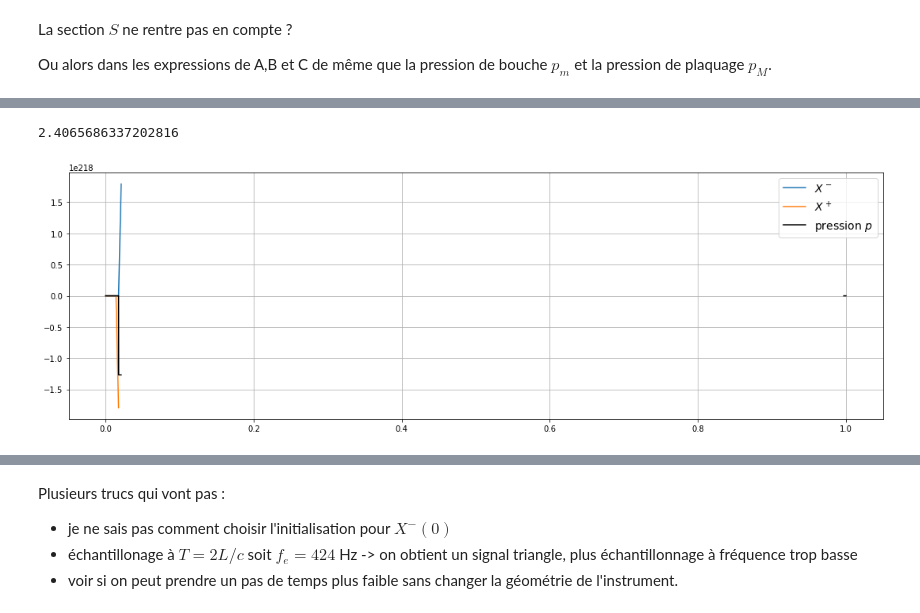
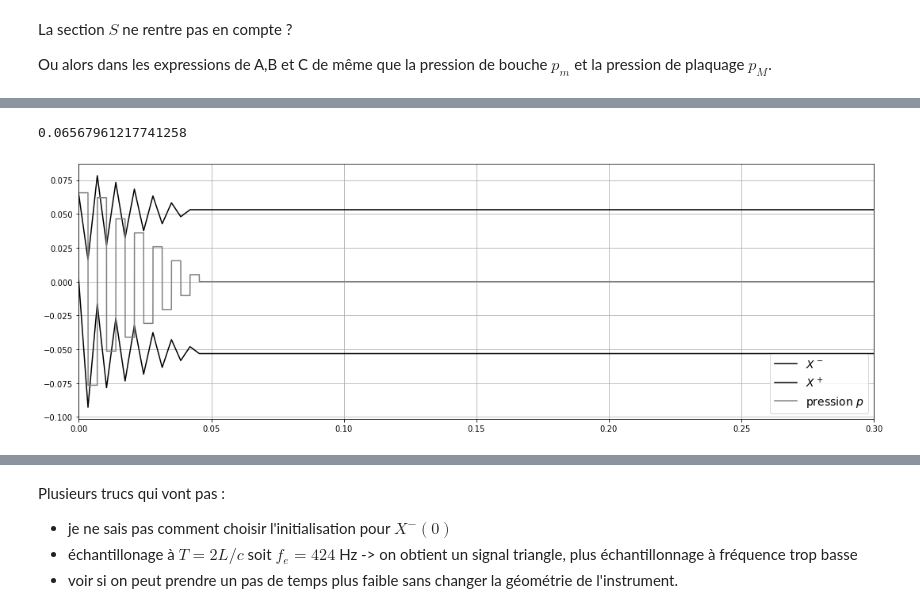
Before and after one commit to ClementineBerger/Auto-oscillations, a Jupyter notebook: Modélisations physique/maganza.ipynb, the cells around one changed output, grey strips where cells are left out. Saved outputs shown, nothing was run; the diff lists cells and outputs as text; code cells hidden in the pictures.

```diff
--- a/Modélisations physique/maganza.ipynb
+++ b/Modélisations physique/maganza.ipynb
@@ -6,8 +6,8 @@ import matplotlib.pyplot as plt
 # %%
 ### Définition des paramètres
 
-W = 2e-2            #Largeur de la anche de clarinette
-H = 6.5e-2          #Longueur de la anche de clarinette
+W = 11e-3            #Largeur de la anche de clarinette
+H = 0.48e-3          #Longueur de la anche de clarinette
 gamma_air = 1.4     #Indice adiabatique
 rho = 1.292         #Masse vol air
 c = 343             #Vitesse son
@@ -15,7 +15,7 @@ rc = 3e-2           #rayon de la clarinette
 Lc = 60e-2          #longueur clarinette
 Sc = np.pi*rc**2    #section clarinette
 pM = 0.1            #Pression de plaquage statique
-Y_m = 1 /1233.36096998528 #Admittance premier mode
+#Y_m = 1 /1233.36096998528 #Admittance premier mode
 f = 220                     #Fréquence premier mode
 
 omega = (2*np.pi*f)
@@ -25,17 +25,14 @@ T = 2*Lc/c
 fe = 1/T  #il faudra suréchantillonner ? temps très court....
 
 Z0 = rho*c
+Zc = Z0/Sc
 eps = 0.05
-
-zeta = W*H/Sc*np.sqrt(2*gamma_air*rho/pM)
-
-gamma = 0.7  #contrôle : rapport pm/pM
 
 def coeffs(gamma,zeta):
     F0 = zeta*(1-gamma)*np.sqrt(gamma)
-    A = zeta*(2 * gamma - 1) / 2 /np.sqrt(gamma)
-    B = -zeta*(3*gamma-1)/8/gamma**(3/2)
-    C = -zeta*(gamma +1)/16/gamma**(5/2)
+    A = zeta*(3 * gamma - 1) / 2 /np.sqrt(gamma)
+    B = -zeta*(3*gamma+1)/8/gamma**(3/2)
+    C = -zeta*(gamma+1)/16/gamma**(5/2)
     return F0,A,B,C
 
 t_max = 1  #s
@@ -102,51 +127,52 @@ Nsim = len(time_sim)
 Xmoins_compute = np.zeros(Ncompute)
 Xplus_compute = np.zeros(Ncompute)
 
-gamma = 0.6
+zeta = 0.2
+gamma = 0.2
 F0,A,B,C = coeffs(gamma,zeta)
 
 # Initialisation
 
 p0 = F0/(1-A)
-u0 =  F(p0,F0,A,B,C)
+print(p0)
+u0 = F(p0,F0,A,B,C)
 
-Xmoins_compute[0] = (p0 - u0)/np.sqrt(2)
-Xplus_compute[0] =
-print(Xmoins_compute[0])
-X = Fhat(Xmoins_compute[0],F0,A,B,C)
-Xplus_compute[0] = X[1]
+Xmoins_compute[0] = (p0 - u0)/2
+Xplus_compute[0] = (p0+u0)/2
+#X = Fhat(Xmoins_compute[0],F0,A,B,C)
+#Xplus_compute[0] = X[1]
 
 # Calculs
 
 for i in range(1,Ncompute):
-    Xmoins_compute[i] = -Fcal(Xmoins_compute[i-1],F0,A,B,C,eps,Z0)
+    Xmoins_compute[i] = -Fhat(Xmoins_compute[i-1],F0,A,B,C)
     X = Fhat(Xmoins_compute[i],F0,A,B,C)
-    Xplus_compute[i] = X[1]
+    Xplus_compute[i] = X
 
 Xmoins = np.zeros(Nsim)
 Xplus = np.zeros(Nsim)
 
 i = 0
 ind = 0
 while i < Nsim and ind < Ncompute :
     Xmoins[i] = Xmoins_compute[ind]
     Xplus[i] = Xplus_compute[ind]
     i+=1
     time = i/fe
     ind = int(time//T)
 
-p = (Xmoins+Xplus)/np.sqrt(2)
-f = (Xmoins-Xplus)/np.sqrt(2)/Z0
+p = (Xmoins+Xplus)
+f = (Xmoins-Xplus)
 
 plt.figure(figsize=(15,5))
-plt.plot(compute_time,Xmoins_compute,label=r'$X^-$')
-plt.plot(compute_time,Xplus_compute,label=r'$X^+$')
-plt.plot(time_sim,p,color='k',label=r"pression $p$")
+plt.plot(compute_time,Xmoins_compute,color='k',label=r'$X^-$')
+plt.plot(compute_time,Xplus_compute,color='k',label=r'$X^+$')
+plt.plot(time_sim,p,color='grey',label=r"pression $p$")
 plt.legend(fontsize=14)
 plt.grid()
-#plt.ylim(-1,1)
+plt.xlim(0,0.3)
 
 plt.tight_layout()
 # %% [output]
-2.4065686337202816
+0.06567961217741258
-[figure, old version]
+[figure, new version]
```
Also changed, not shown: parts of 9 cells of this notebook.
